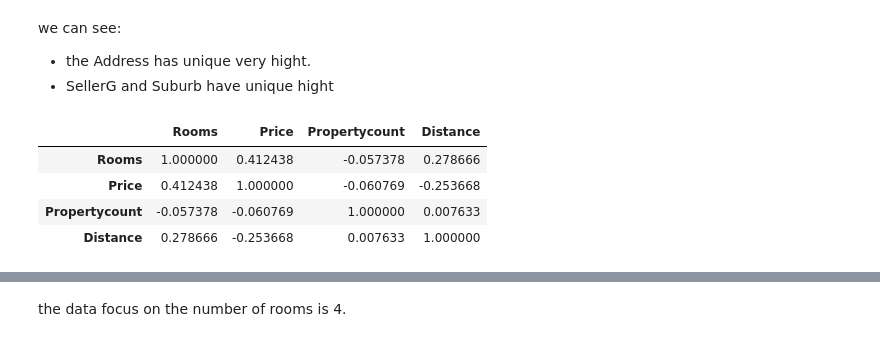
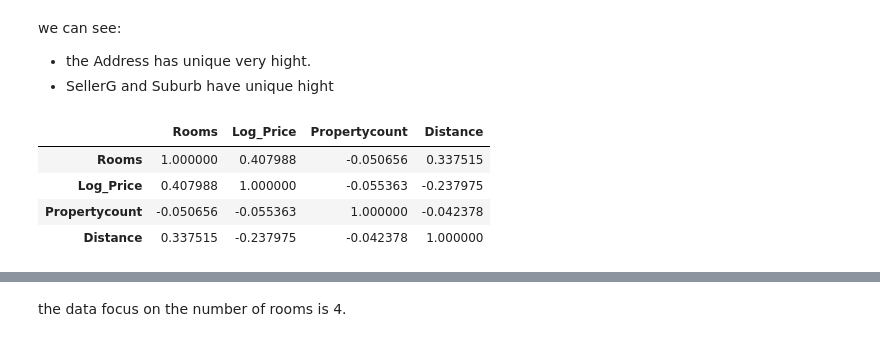
Before and after one commit to Trantamhvbc/DataScienceProject, a Jupyter notebook: linear/Untitled.ipynb, the cells around one changed output, grey strips where cells are left out. Cells and saved outputs as stored; diff of their text form; code cells hidden in the pictures.

```diff
--- a/linear/Untitled.ipynb
+++ b/linear/Untitled.ipynb
@@ -181,0 +237,11 @@ df.describe(include = 'O')
+# %%
+def remove_outline(df,name,option = 1):
+    mean = np.mean(df[name].values)
+    std  = np.std(df[name].values)
+    print('shape before remove: {}'.format(df.shape))
+    df = df.loc[ (df[name] <= (mean+option*std)) & (df[name] >= (mean-option*std))  ]
+    print('shape affter remove: {}'.format(df.shape))
+    return df
+
+df_new = remove_outline(df,name = 'Log_Price',option=2)
+plt.boxplot(df_new['Log_Price'].values)
@@ -181,0 +278,4 @@ df.describe(include = 'O')
+# %%
+df = df_new
+df_new = remove_outline(df,name = "Distance",option = 3)
+plt.boxplot(df_new.Distance.values)
@@ -181,0 +294,3 @@ df.describe(include = 'O')
+# %%
+df = df_new
+plt.hist(df.Propertycount.values,bins = 20)
@@ -181,0 +309,4 @@ df.describe(include = 'O')
+# %%
+df = df.loc[df['Propertycount'] <= 20000]
+print('shape affter remove: {}'.format(df.shape))
+df.describe(include = 'O')
@@ -184,11 +322,11 @@ we can see:
 * the Address has  unique very hight.
 *  SellerG and Suburb have unique hight
 # %%
-df_numberic = df[['Rooms','Price','Propertycount','Distance']]
+df_numberic = df[['Rooms','Log_Price','Propertycount','Distance']]
 df_numberic.corr()
 # %% [output]
-|  | Rooms | Price | Propertycount | Distance |
-| Rooms | 1.000000 | 0.412438 | -0.057378 | 0.278666 |
-| Price | 0.412438 | 1.000000 | -0.060769 | -0.253668 |
-| Propertycount | -0.057378 | -0.060769 | 1.000000 | 0.007633 |
-| Distance | 0.278666 | -0.253668 | 0.007633 | 1.000000 |
+|  | Rooms | Log_Price | Propertycount | Distance |
+| Rooms | 1.000000 | 0.407988 | -0.050656 | 0.337515 |
+| Log_Price | 0.407988 | 1.000000 | -0.055363 | -0.237975 |
+| Propertycount | -0.050656 | -0.055363 | 1.000000 | -0.042378 |
+| Distance | 0.337515 | -0.237975 | -0.042378 | 1.000000 |
```
Also changed, not shown: parts of 39 cells of this notebook, 1 other file.
